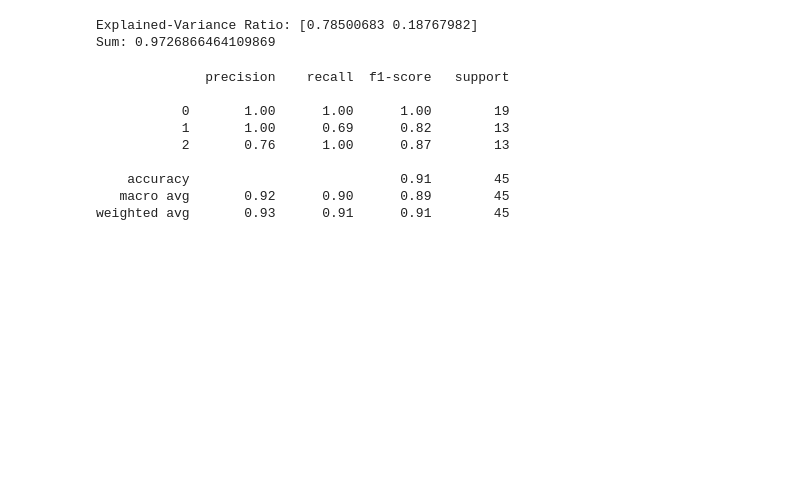
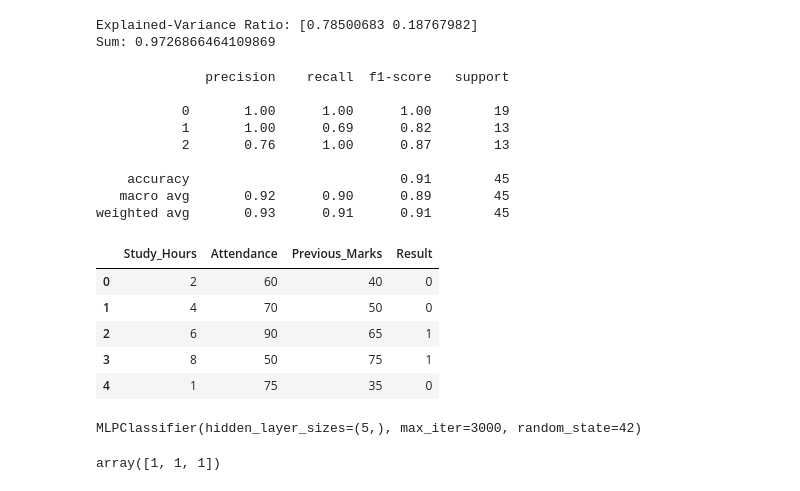
Before and after one commit to amandeep-singh28/Machine-Learning-Revision, a Jupyter notebook: 02_Practice.ipynb, the cells around one changed output. Drawn from its saved outputs; the diff is of its cells as text; code cells hidden in the pictures; blank space fills up the shorter version.

```diff
--- a/02_Practice.ipynb
+++ b/02_Practice.ipynb
@@ -699,3 +700,19 @@ print(classification_report(y_test, y_pred))
     accuracy                           0.91        45
    macro avg       0.92      0.90      0.89        45
 weighted avg       0.93      0.91      0.91        45
+# %%
+df = pd.DataFrame({
+    'Study_Hours' : [2, 4, 6, 8, 1, 5, 7, 3, 9, 2],
+    'Attendance' : [60, 70, 90, 50, 75, 85, 65, 95, 55, 90],
+    'Previous_Marks' : [40, 50, 65, 75, 35, 60, 70, 45, 85, 38],
+    'Result' : [0, 0, 1, 1, 0, 1, 1, 0, 1, 0]
+})
+# %%
+df.head()
+# %% [output]
+|  | Study_Hours | Attendance | Previous_Marks | Result |
+| 0 | 2 | 60 | 40 | 0 |
+| 1 | 4 | 70 | 50 | 0 |
+| 2 | 6 | 90 | 65 | 1 |
+| 3 | 8 | 50 | 75 | 1 |
+| 4 | 1 | 75 | 35 | 0 |
@@ -701,0 +728,13 @@ weighted avg       0.93      0.91      0.91        45
+# %%
+model = MLPClassifier(hidden_layer_sizes = (5,),
+                      activation = "relu",
+                      max_iter = 3000,
+                      random_state = 42)
+model.fit(X_train_scaled, y_train)
+# %% [output]
+MLPClassifier(hidden_layer_sizes=(5,), max_iter=3000, random_state=42)
+# %%
+y_pred = model.predict(X_test_scaled)
+y_pred
+# %% [output]
+array([1, 1, 1])
```
Also changed, not shown: parts of 5 cells of this notebook.
